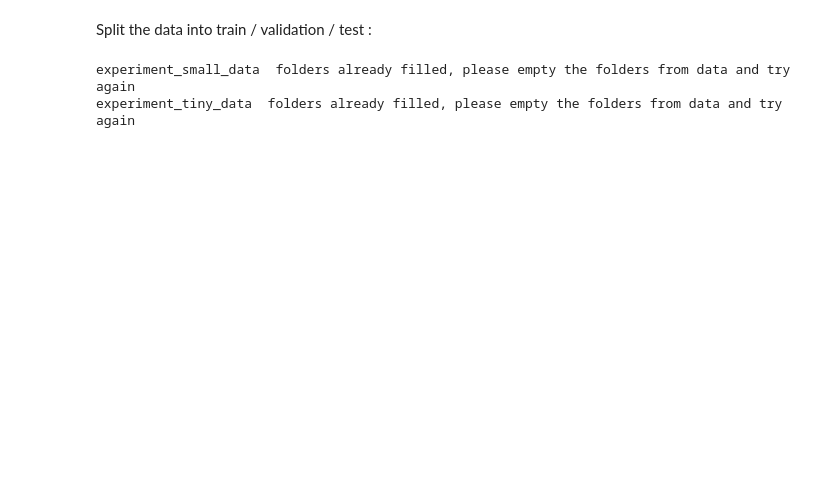
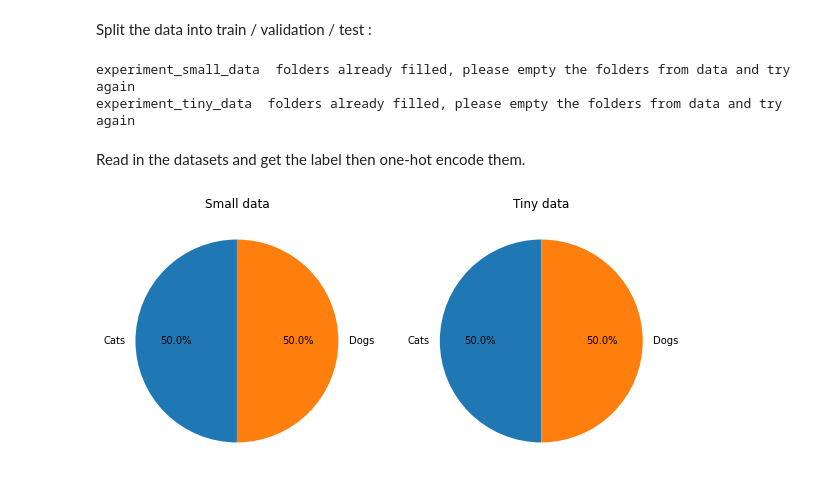
Before and after one commit to SamiFatmi/Deep-Learning-SAMI-FATMI, a Jupyter notebook: Lab/lab.ipynb, the cells around one changed output. Saved outputs shown, nothing was run; the diff lists cells and outputs as text; code cells hidden in the pictures; blank space fills up the shorter version.

```diff
--- a/Lab/lab.ipynb
+++ b/Lab/lab.ipynb
@@ -76,3 +76,44 @@ for data in ["experiment_small_data","experiment_tiny_data"]:
 # %% [output]
 experiment_small_data  folders already filled, please empty the folders from data and try again
 experiment_tiny_data  folders already filled, please empty the folders from data and try again
+# %% [markdown]
+Read in the datasets and get the label then one-hot encode them.
+# %%
+# reading the data
+import glob
+import pandas as pd
+
+def create_dataframes(folder_name):
+    data_train_paths = glob.glob(parent_dir+"/"+folder_name+"/train/*.jpg")
+    data_test_paths = glob.glob(parent_dir+"/"+folder_name+"/test/*.jpg")
+    train_df = pd.DataFrame(data_train_paths,columns=["Path"])
+    test_df = pd.DataFrame(data_test_paths,columns=["Path"])
+    train_df["Image"]= [cv2.imread(path) for path in train_df["Path"]]
+    test_df["Image"]= [cv2.imread(path) for path in test_df["Path"]]
+    train_df["Label"] = [(((path.split("/"))[-1]).split("."))[0] for path in train_df["Path"]]
+    test_df["Label"] = [(((path.split("/"))[-1]).split("."))[0] for path in test_df["Path"]]
+
+    return train_df,test_df
+
+# small data
+small_train_df,small_test_df = create_dataframes("experiment_small_data")
+# tiny data
+tiny_train_df, tiny_test_df = create_dataframes("experiment_tiny_data")
+# %%
+fig, ax = plt.subplots(1,2,figsize=(10,5))
+ax = ax.flatten()
+ax[0].pie(small_train_df.Label.value_counts(),
+        labels=["Cats","Dogs"],
+        startangle=90,
+        autopct='%1.1f%%'
+        )
+ax[0].set_title("Small data")
+ax[1].pie(tiny_train_df.Label.value_counts(),
+        labels=["Cats","Dogs"],
+        startangle=90,
+        autopct='%1.1f%%'
+        )
+ax[1].set_title("Tiny data")
+plt.show()
+# %% [output]
+[figure, added]
```
Also changed, not shown: parts of 1 cell of this notebook.
